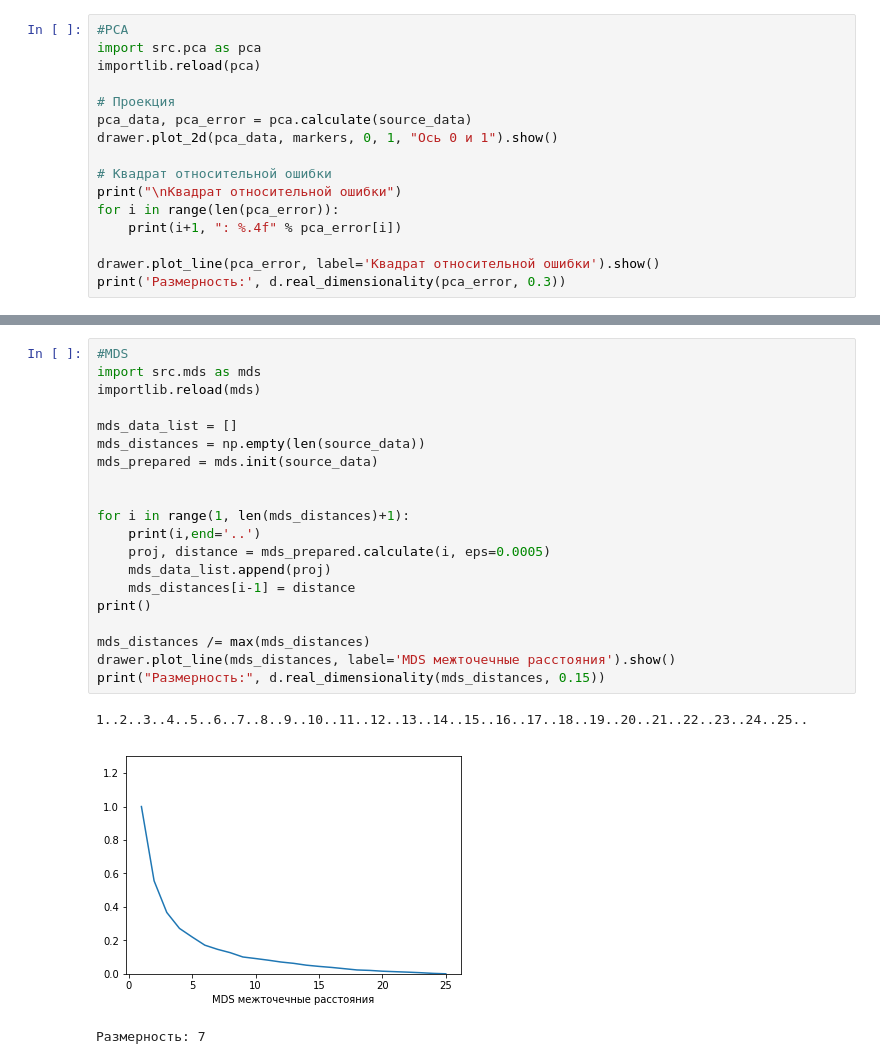
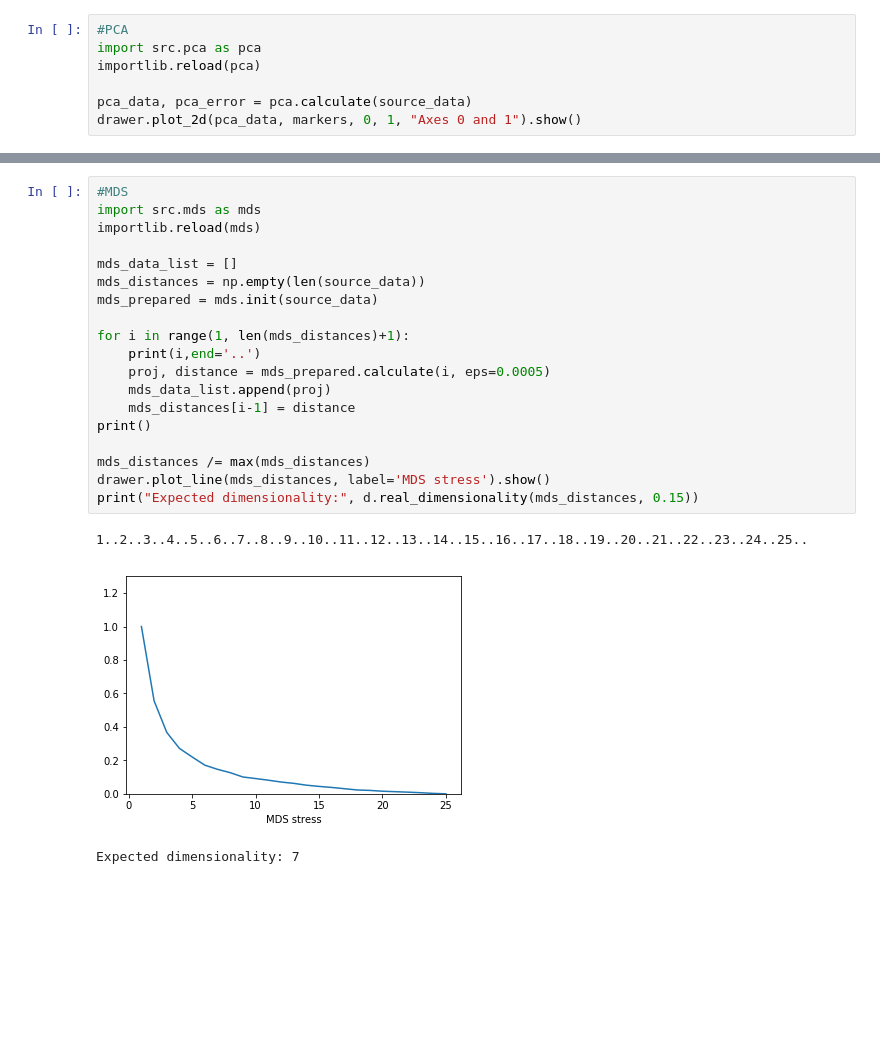
Before and after one commit to mestydone/dimensionality_reduction, a Jupyter notebook: DR.ipynb, the cells around one changed output, grey strips where cells are left out. Saved outputs shown, nothing was run; the diff lists cells and outputs as text; blank space fills up the shorter version.

```diff
--- a/DR.ipynb
+++ b/DR.ipynb
@@ -38,16 +38,7 @@ drawer.plot_2d(source_data, markers, 0,1, "Ось 0 и 1 после сортир
 import src.pca as pca
 importlib.reload(pca)
 
-# Проекция
 pca_data, pca_error = pca.calculate(source_data)
-drawer.plot_2d(pca_data, markers, 0, 1, "Ось 0 и 1").show()
-
-# Квадрат относительной ошибки
-print("\nКвадрат относительной ошибки")
-for i in range(len(pca_error)):
-    print(i+1, ": %.4f" % pca_error[i])
-
-drawer.plot_line(pca_error, label='Квадрат относительной ошибки').show()
-print('Размерность:', d.real_dimensionality(pca_error, 0.3))
+drawer.plot_2d(pca_data, markers, 0, 1, "Axes 0 and 1").show()
 # %% [output]
 [figure]
@@ -73,24 +45,23 @@ print('Размерность:', d.real_dimensionality(pca_error, 0.3))
 # %%
 #MDS
 import src.mds as mds
 importlib.reload(mds)
 
 mds_data_list = []
 mds_distances = np.empty(len(source_data))
 mds_prepared = mds.init(source_data)
 
-
 for i in range(1, len(mds_distances)+1):
     print(i,end='..')
     proj, distance = mds_prepared.calculate(i, eps=0.0005)
     mds_data_list.append(proj)
     mds_distances[i-1] = distance
 print()
 
 mds_distances /= max(mds_distances)
-drawer.plot_line(mds_distances, label='MDS межточечные расстояния').show()
-print("Размерность:", d.real_dimensionality(mds_distances, 0.15))
+drawer.plot_line(mds_distances, label='MDS stress').show()
+print("Expected dimensionality:", d.real_dimensionality(mds_distances, 0.15))
 # %% [output]
 1..2..3..4..5..6..7..8..9..10..11..12..13..14..15..16..17..18..19..20..21..22..23..24..25..
-[figure, old version]
+[figure, new version]
-Размерность: 7
+Expected dimensionality: 7
```
Also changed, not shown: parts of 10 cells of this notebook, 6 other files.
